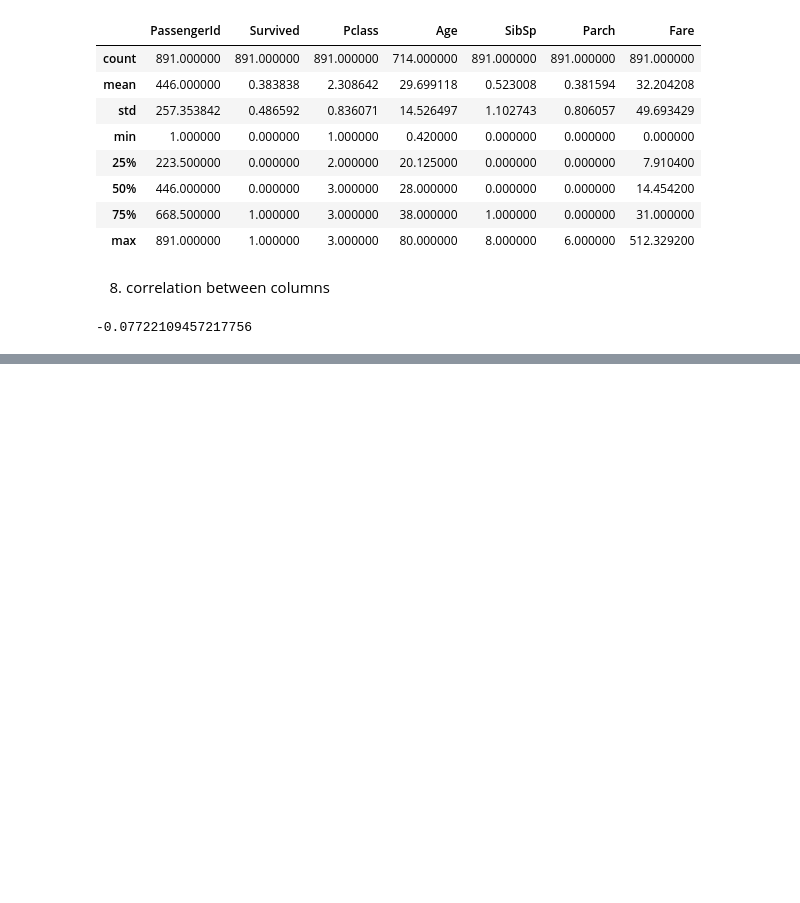
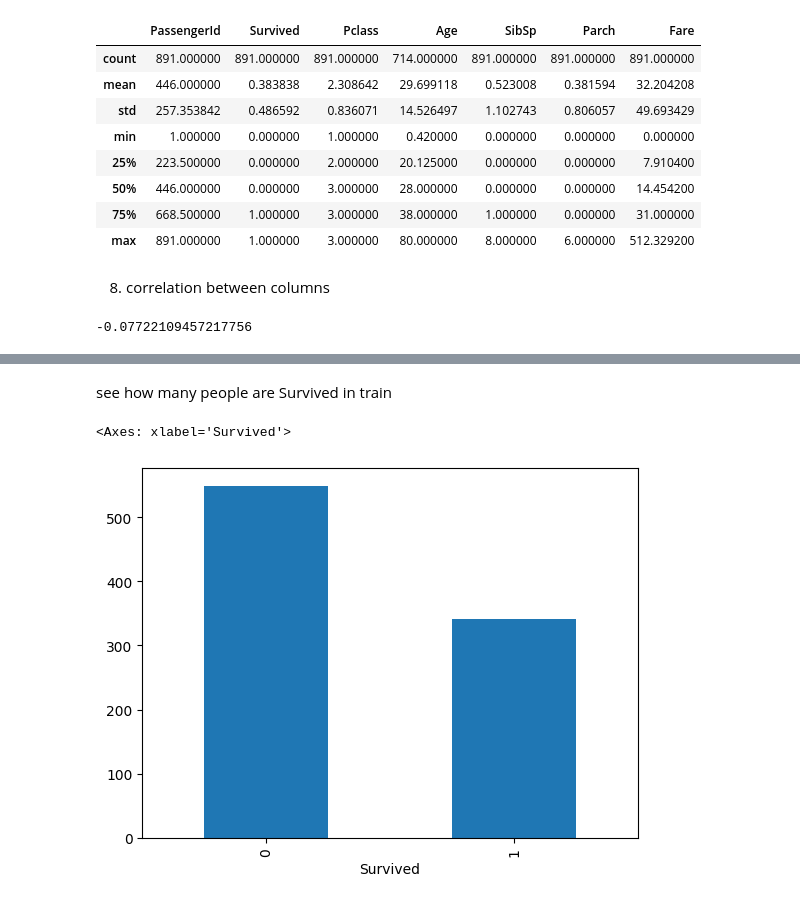
Before and after one commit to 960Subhamsingh/Data-Sciences, a Jupyter notebook: 4. understanding your data descriptive analysis/understanding your data descriptive analysis.ipynb, the cells around one changed output, grey strips where cells are left out. Saved outputs shown, nothing was run; the diff lists cells and outputs as text; code cells hidden in the pictures; blank space fills up the shorter version.

```diff
--- a/4. understanding your data descriptive analysis/understanding your data descriptive analysis.ipynb
+++ b/4. understanding your data descriptive analysis/understanding your data descriptive analysis.ipynb
@@ -92,0 +108,8 @@ df['Age'].corr(df['Survived'])
+# %% [markdown]
+see how many people are Survived in train
+# %%
+# sns.countplot(df['Survived'])
+df['Survived'].value_counts().plot(kind='bar')
+# %% [output]
+<Axes: xlabel='Survived'>
+[figure, added]
```
Also changed, not shown: parts of 12 cells of this notebook.
